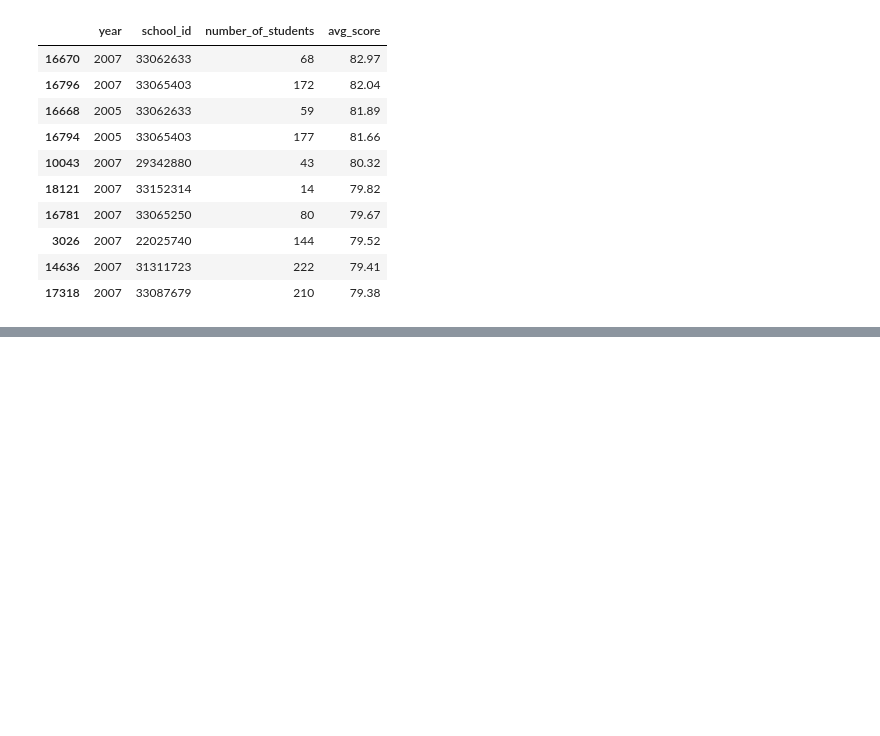
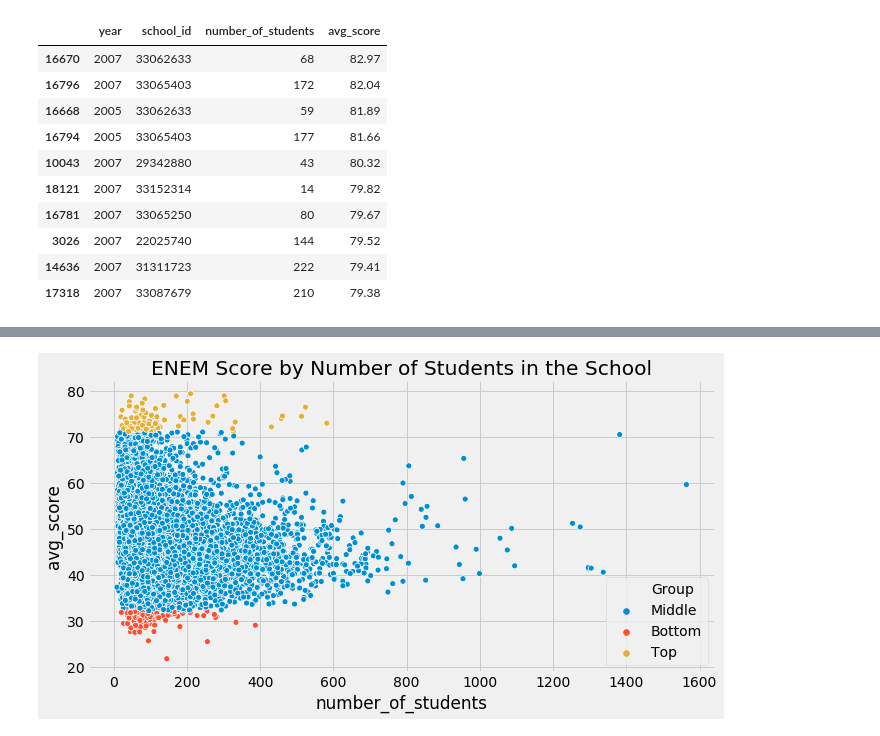
Before and after one commit to xieliaing/CausalInferenceIntro, a Jupyter notebook: chapters/03 第三章 统计学回顾：最危险的公式.ipynb, the cells around one changed output, grey strips where cells are left out. Saved outputs shown, nothing was run; the diff lists cells and outputs as text; code cells hidden in the pictures; blank space fills up the shorter version.

```diff
--- a/chapters/03 第三章 统计学回顾：最危险的公式.ipynb
+++ b/chapters/03 第三章 统计学回顾：最危险的公式.ipynb
@@ -44,0 +66,13 @@ df.sort_values(by="avg_score", ascending=False).head(10)
+# %%
+q_99 = np.quantile(df["avg_score"], .99)
+q_01 = np.quantile(df["avg_score"], .01)
+
+plot_data = (df
+             .sample(10000)
+             .assign(Group = lambda d: np.select([d["avg_score"] > q_99, d["avg_score"] < q_01],
+                                                 ["Top", "Bottom"], "Middle")))
+plt.figure(figsize=(10,5))
+sns.scatterplot(y="avg_score", x="number_of_students", hue="Group", data=plot_data)
+plt.title("ENEM Score by Number of Students in the School");
+# %% [output]
+[figure, added]
```
Also changed, not shown: parts of 8 cells of this notebook.
